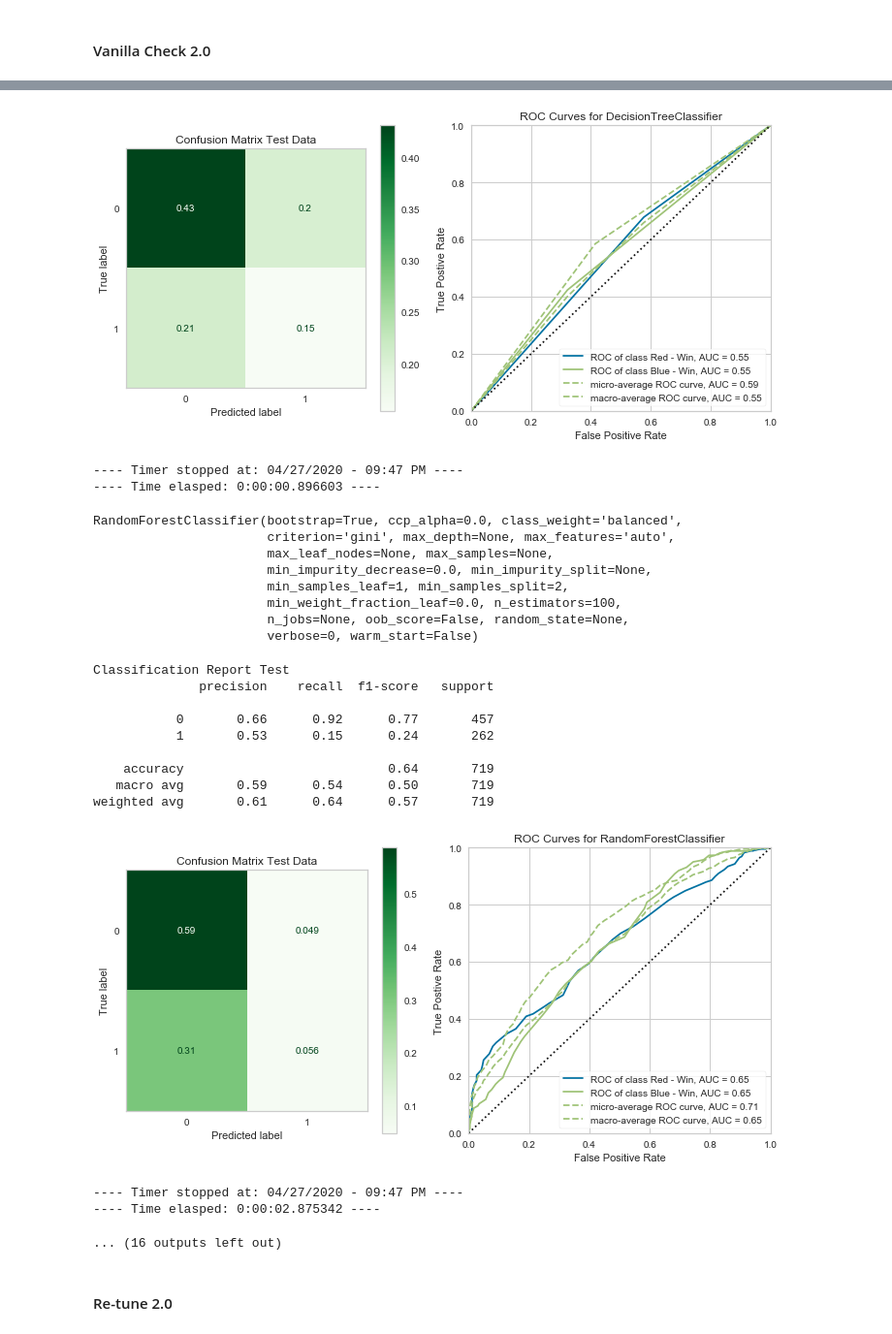
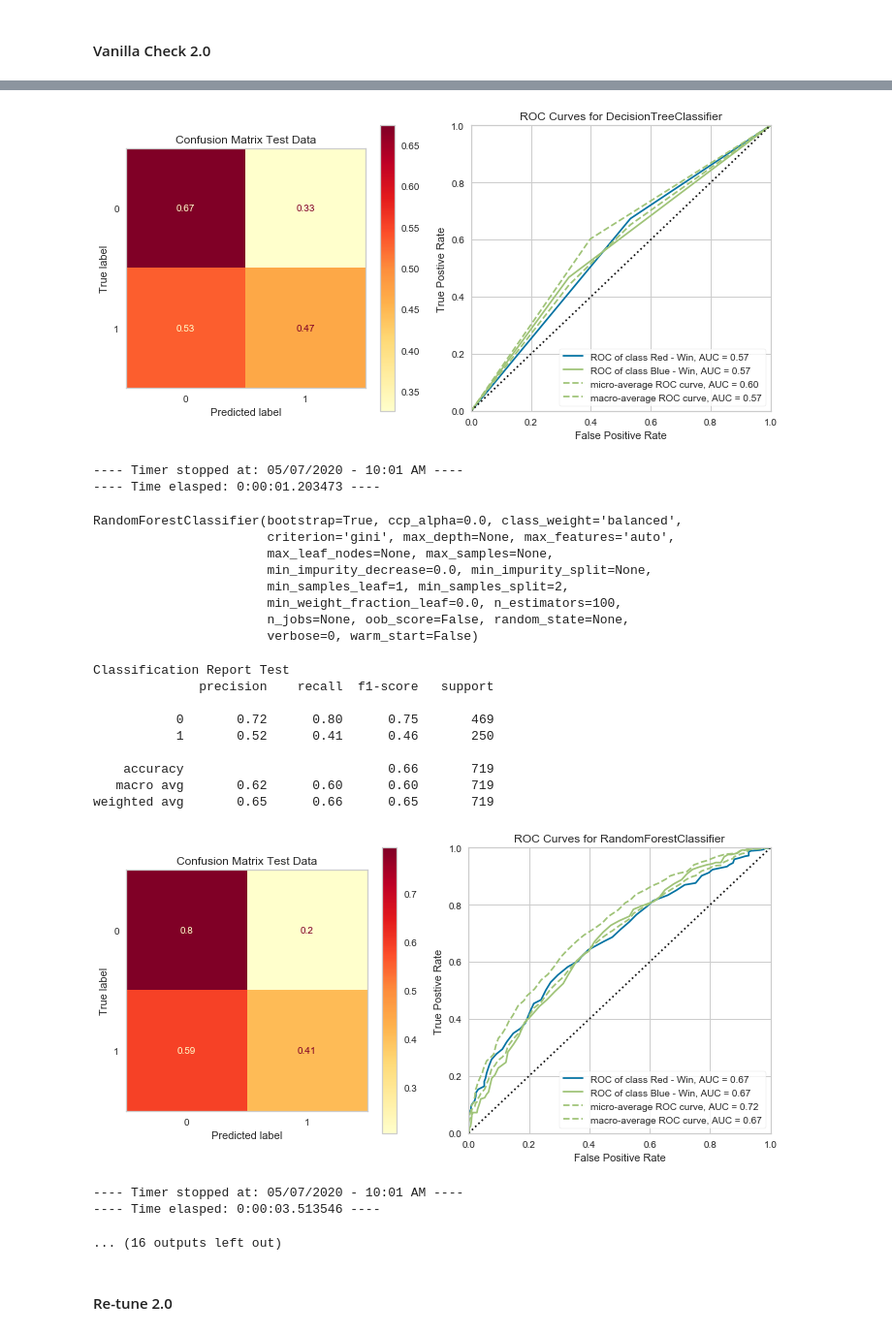
Before and after one commit to dfuller22/UFC_Fight_Predictor, a Jupyter notebook: student.ipynb, the cells around one changed output, grey strips where cells are left out. Shown at 97% size. Drawn from its saved outputs; the diff is of its cells as text; code cells hidden in the pictures.

```diff
--- a/student.ipynb
+++ b/student.ipynb
@@ -1883,23 +1607,28 @@ y_test Class Balance
 Name: Winner_Blue, dtype: float64
 # %%
+## MinMax scaling the data
+
 scaler_bin_skim = MinMaxScaler()
 
-X_train_sca_bin_skim = pd.DataFrame(scaler.fit_transform(X_train_bin_skim), columns=X_train_bin_skim.columns,
+X_train_sca_bin_skim = pd.DataFrame(scaler_bin_skim.fit_transform(X_train_bin_skim), columns=X_train_bin_skim.columns,
                            index=X_train_bin_skim.index)
-X_test_sca_bin_skim = pd.DataFrame(scaler.transform(X_test_bin_skim), columns=X_test_bin_skim.columns,
+X_test_sca_bin_skim = pd.DataFrame(scaler_bin_skim.transform(X_test_bin_skim), columns=X_test_bin_skim.columns,
                           index=X_test_bin_skim.index)
 # %%
+## Adjusting imbalances
+
 print('Original class distribution: \n')
 print(y_train_bin_skim.value_counts())
 
 smote_bin_skim = SMOTE()
 X_trn_sca_resmp_bin_skim, y_trn_resmp_bin_skim = smote_bin_skim.fit_sample(X_train_sca_bin_skim, y_train_bin_skim)
 X_trn_sca_resmp_bin_skim = pd.DataFrame(X_trn_sca_resmp_bin_skim, columns=X_train_sca_bin_skim.columns)
+y_trn_resmp_bin_skim = pd.Series(y_trn_resmp_bin_skim, name=y_train_bin_skim.name)
 
 # Preview synthetic sample class distribution
 print('-----------------------------------------')
 print('Resampled class distribution: \n')
-print(pd.Series(y_trn_resmp_bin_skim).value_counts())
+print(y_trn_resmp_bin_skim.value_counts())
 # %% [output]
 Original class distribution:
 
@@ -1928,7 +1657,7 @@ mod_labs_bin2 = ['log_clf_bin2', 'tree_clf_bin2', 'rf_clf_bin2', 'knn_clf_bin2',
 t_bin2 = dlf.Timer()
 labs_bin = ['Red - Win', 'Blue - Win']
 
-times_bin2 = dlf.time_models(X_train_sca_bin_skim, X_test_sca_bin_skim, y_train_bin_skim, y_test_bin_skim, mods_bin2, mod_labs_bin2, t_bin2, cls_lab=labs_bin)
+times_bin2 = dlf.time_models(X_trn_sca_resmp_bin_skim, X_test_sca_bin_skim, y_trn_resmp_bin_skim, y_test_bin_skim, mods_bin2, mod_labs_bin2, t_bin2, cls_lab=labs_bin)
 # %% [output]
 LogisticRegression(C=1.0, class_weight='balanced', dual=False,
                    fit_intercept=True, intercept_scaling=1, l1_ratio=None,
@@ -1965,26 +1694,26 @@ weighted avg       0.58      0.59      0.58       719
-[figure, old version]
+[figure, new version]
----- Timer stopped at: 04/27/2020 - 09:47 PM ----
----- Time elasped: 0:00:00.896603 ----
+---- Timer stopped at: 05/07/2020 - 10:01 AM ----
+---- Time elasped: 0:00:01.203473 ----
 RandomForestClassifier(bootstrap=True, ccp_alpha=0.0, class_weight='balanced',
                        criterion='gini', max_depth=None, max_features='auto',
                        max_leaf_nodes=None, max_samples=None,
                        min_impurity_decrease=0.0, min_impurity_split=None,
                        min_samples_leaf=1, min_samples_split=2,
                        min_weight_fraction_leaf=0.0, n_estimators=100,
                        n_jobs=None, oob_score=False, random_state=None,
                        verbose=0, warm_start=False)
 Classification Report Test
               precision    recall  f1-score   support
 
-           0       0.66      0.92      0.77       457
-           1       0.53      0.15      0.24       262
+           0       0.72      0.80      0.75       469
+           1       0.52      0.41      0.46       250
 
-    accuracy                           0.64       719
-   macro avg       0.59      0.54      0.50       719
-weighted avg       0.61      0.64      0.57       719
+    accuracy                           0.66       719
+   macro avg       0.62      0.60      0.60       719
+weighted avg       0.65      0.66      0.65       719
-[figure, old version]
+[figure, new version]
----- Timer stopped at: 04/27/2020 - 09:47 PM ----
----- Time elasped: 0:00:02.875342 ----
+---- Timer stopped at: 05/07/2020 - 10:01 AM ----
+---- Time elasped: 0:00:03.513546 ----
 ... (16 outputs left out)
 # %% [markdown]
 #### Re-tune 2.0
```
Also changed, not shown: parts of 90 cells of this notebook, 2 other files.
